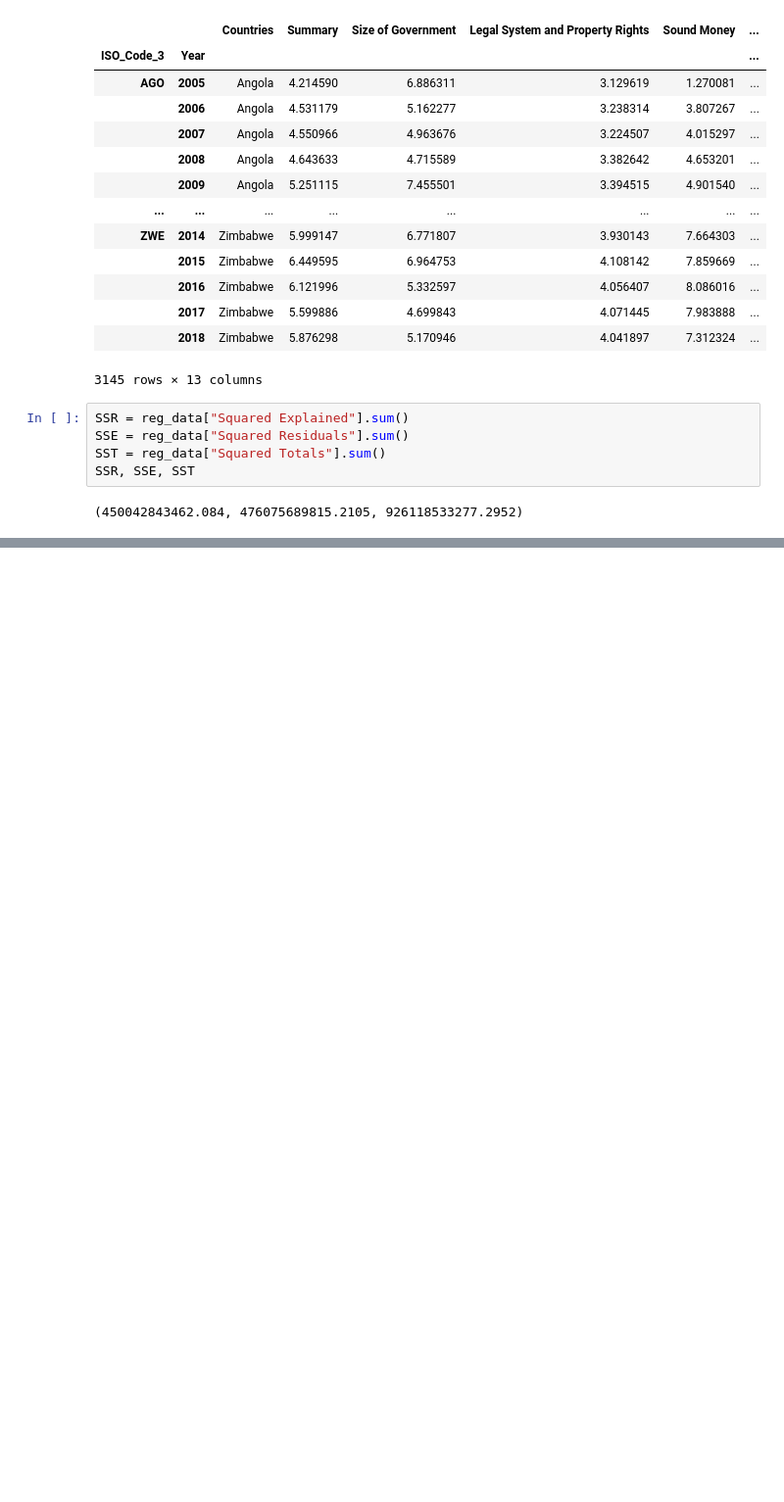
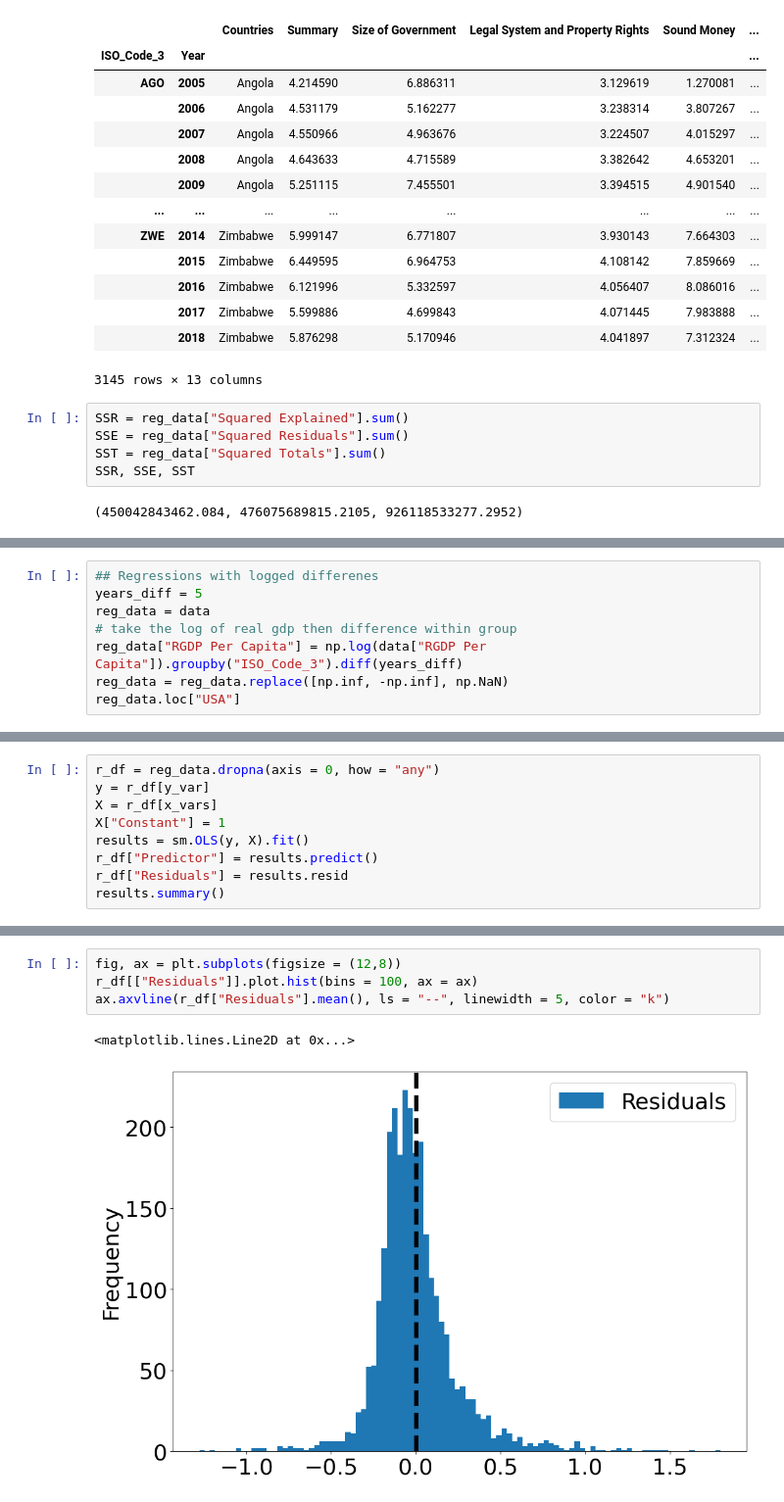
Before and after one commit to AdamPunton/AdamPuntonRepository, a Jupyter notebook: InClassProjects/Project 9 - Working with OLS.ipynb, the cells around one changed output, grey strips where cells are left out. Shown at 98% size. Cells and saved outputs as stored; diff of their text form; blank space fills up the shorter version.

```diff
--- a/InClassProjects/Project 9 - Working with OLS.ipynb
+++ b/InClassProjects/Project 9 - Working with OLS.ipynb
@@ -502,0 +664,8 @@ SSR, SSE, SST
+# %%
+## Regressions with logged differenes
+years_diff = 5
+reg_data = data
+# take the log of real gdp then difference within group
+reg_data["RGDP Per Capita"] = np.log(data["RGDP Per Capita"]).groupby("ISO_Code_3").diff(years_diff)
+reg_data = reg_data.replace([np.inf, -np.inf], np.NaN)
+reg_data.loc["USA"]
@@ -502,0 +696,9 @@ SSR, SSE, SST
+# %%
+r_df = reg_data.dropna(axis = 0, how = "any")
+y = r_df[y_var]
+X = r_df[x_vars]
+X["Constant"] = 1
+results = sm.OLS(y, X).fit()
+r_df["Predictor"] = results.predict()
+r_df["Residuals"] = results.resid
+results.summary()
@@ -502,0 +744,7 @@ SSR, SSE, SST
+# %%
+fig, ax = plt.subplots(figsize = (12,8))
+r_df[["Residuals"]].plot.hist(bins = 100, ax = ax)
+ax.axvline(r_df["Residuals"].mean(), ls = "--", linewidth = 5, color = "k")
+# %% [output]
+<matplotlib.lines.Line2D at 0x...>
+[figure, added]
```
Also changed, not shown: parts of 35 cells of this notebook, 3 other files.
